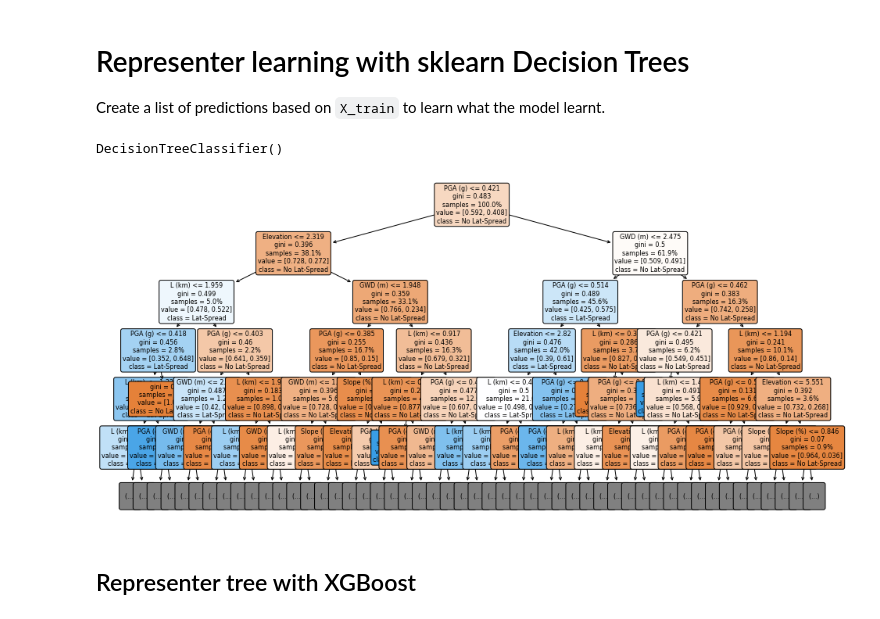
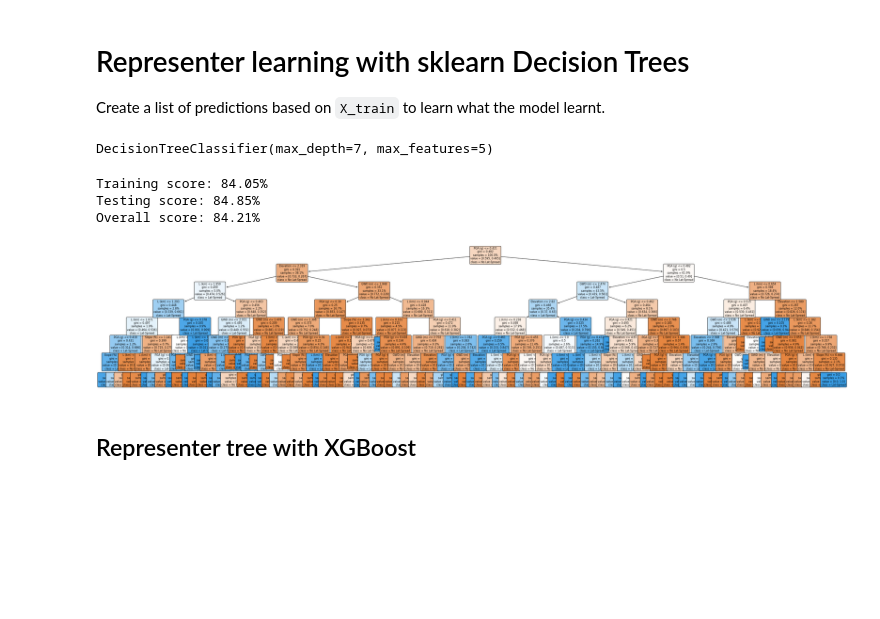
Before and after one commit to geoelements/xai-lateral-spreading, a Jupyter notebook: reference-tree.ipynb, the cells around one changed output. Cells and saved outputs as stored; diff of their text form; code cells hidden in the pictures; blank space fills up the shorter version.

Commit message:
Update reference tree

```diff
--- a/reference-tree.ipynb
+++ b/reference-tree.ipynb
@@ -36,5 +36,6 @@ X_train = X_train_target.drop(['Target'], axis = 1)
 X_test = X_test_target.drop(['Target'], axis = 1)
 # %%
 # Classifier fit
-model = xgboost.XGBClassifier(use_label_encoder=False).fit(X_train, y_train)
+model = xgboost.XGBClassifier(use_label_encoder=False, max_depth=5, eta=0.4, n_estimators=100)
+model.fit(X_train, y_train)
 # %% [output]
@@ -48,15 +61,24 @@ predictions = model.predict(X_train)
 # %%
 # Create a reference tree from sklearn and plot
-clftree = tree.DecisionTreeClassifier()
+clftree = tree.DecisionTreeClassifier(max_depth=7,max_features=5)
 clftree.fit(X_train, predictions)
 # %% [output]
-DecisionTreeClassifier()
+DecisionTreeClassifier(max_depth=7, max_features=5)
+# %%
+# Reference tree testing score
+print('Training score: %.2f%%' %(clftree.score(X_train, predictions) * 100))
+print('Testing score: %.2f%%' %(clftree.score(X_test, y_test_pred) * 100))
+print('Overall score: %.2f%%' %(clftree.score(X_all, y_pred) * 100))
+# %% [output]
+Training score: 84.05%
+Testing score: 84.85%
+Overall score: 84.21%
 # %%
 indices = np.array(['GWD (m)', 'Elevation', 'L (km)', 'Slope (%)', 'PGA (g)'])
-fig = plt.figure(figsize=(16, 8))
-vis = tree.plot_tree(clftree, feature_names=indices, class_names=['No Lat-Spread', 'Lat-Spread'], max_depth=5, fontsize=8, proportion=True, filled=True, rounded=True)
+fig = plt.figure(figsize=(40, 8))
+vis = tree.plot_tree(clftree, feature_names=indices, class_names=['No Lat-Spread', 'Lat-Spread'], max_depth=7, fontsize=8, proportion=True, filled=True, rounded=True)
 # %% [output]
-[figure, old version]
+[figure, new version]
 # %%
 dotfile = open("dtree.dot", 'w')
 tree.export_graphviz(clftree, out_file = dotfile, feature_names = indices,  proportion=True, filled=True, rounded=True)
```
Also changed, not shown: parts of 6 cells of this notebook, 1 other file.
